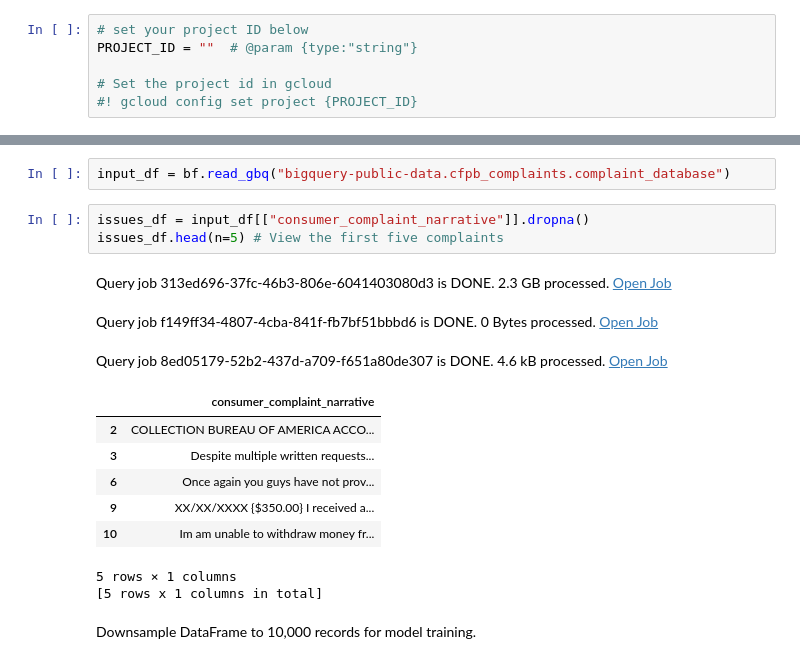
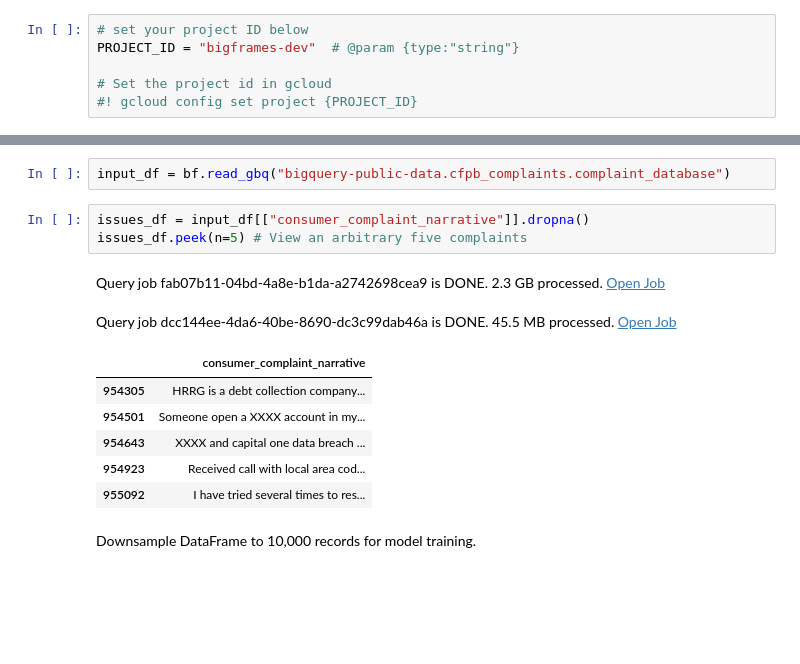
Before and after one commit to googleapis/python-bigquery-dataframes, a Jupyter notebook: notebooks/generative_ai/bq_dataframes_llm_kmeans.ipynb, the cells around one changed output, grey strips where cells are left out. Saved outputs shown, nothing was run; the diff lists cells and outputs as text; blank space fills up the shorter version.

```diff
--- a/notebooks/generative_ai/bq_dataframes_llm_kmeans.ipynb
+++ b/notebooks/generative_ai/bq_dataframes_llm_kmeans.ipynb
@@ -88,7 +88,7 @@ Complete the tasks in this section to set up your environment.
 **If you don't know your project ID**, see the support page: [Locate the project ID](https://support.google.com/googleapi/answer/7014113)
 # %%
 # set your project ID below
-PROJECT_ID = ""  # @param {type:"string"}
+PROJECT_ID = "bigframes-dev"  # @param {type:"string"}
 
 # Set the project id in gcloud
 #! gcloud config set project {PROJECT_ID}
@@ -133,19 +133,16 @@ Data Input - read the data from a publicly available BigQuery dataset
 input_df = bf.read_gbq("bigquery-public-data.cfpb_complaints.complaint_database")
 # %%
 issues_df = input_df[["consumer_complaint_narrative"]].dropna()
-issues_df.head(n=5) # View the first five complaints
+issues_df.peek(n=5) # View an arbitrary five complaints
 # %% [output]
-Query job 313ed696-37fc-46b3-806e-6041403080d3 is DONE. 2.3 GB processed. Open Job
+Query job fab07b11-04bd-4a8e-b1da-a2742698cea9 is DONE. 2.3 GB processed. Open Job
-Query job f149ff34-4807-4cba-841f-fb7bf51bbbd6 is DONE. 0 Bytes processed. Open Job
+Query job dcc144ee-4da6-40be-8690-dc3c99dab46a is DONE. 45.5 MB processed. Open Job
-Query job 8ed05179-52b2-437d-a709-f651a80de307 is DONE. 4.6 kB processed. Open Job
 |  | consumer_complaint_narrative |
-| 2 | COLLECTION BUREAU OF AMERICA ACCO... |
-| 3 | Despite multiple written requests... |
-| 6 | Once again you guys have not prov... |
-| 9 | XX/XX/XXXX {$350.00} I received a... |
-| 10 | Im am unable to withdraw money fr... |
+| 954305 | HRRG is a debt collection company... |
+| 954501 | Someone open a XXXX account in my... |
+| 954643 | XXXX and capital one data breach ... |
+| 954923 | Received call with local area cod... |
+| 955092 | I have tried several times to res... |
-5 rows × 1 columns
-[5 rows x 1 columns in total]
 # %% [markdown]
 Downsample DataFrame to 10,000 records for model training.
 # %%
```
Also changed, not shown: parts of 13 cells of this notebook.
